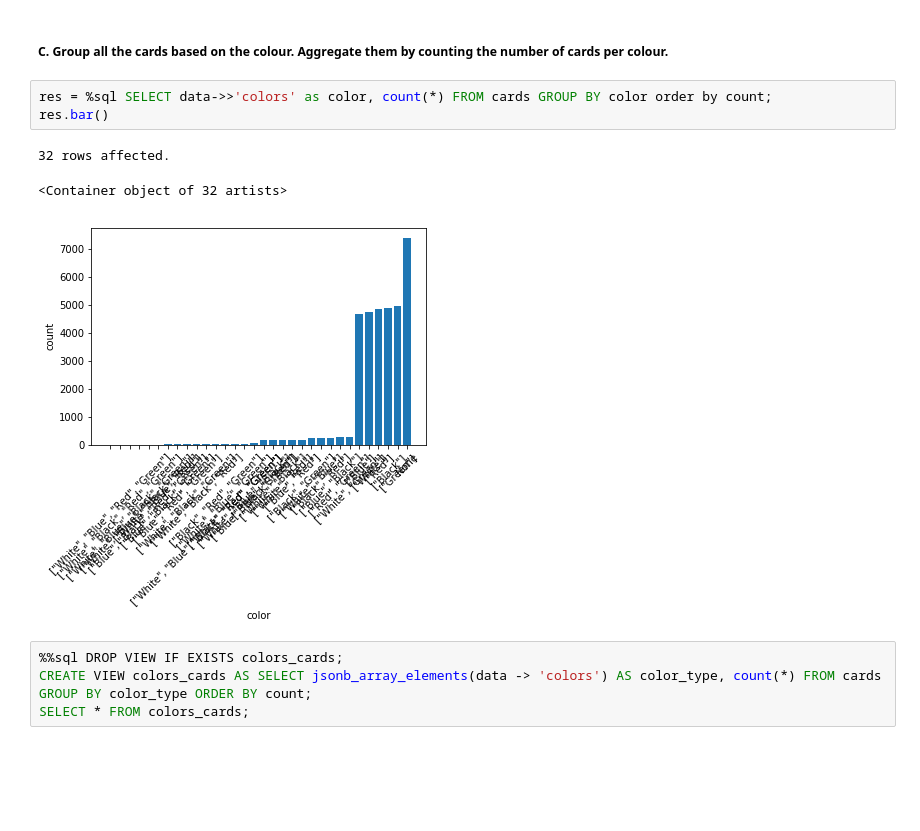
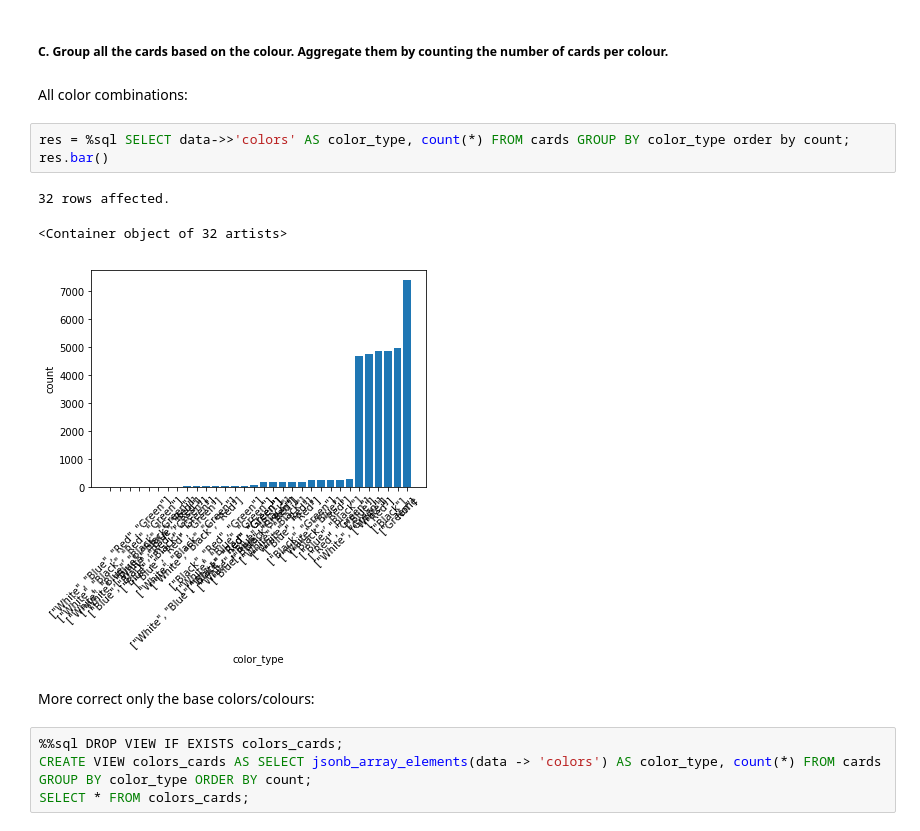
Before and after one commit to Emmely2008/Database-Assignment-Relational-Algebra, a Jupyter notebook: Handin8.ipynb, the cells around one changed output. Cells and saved outputs as stored; diff of their text form; blank space fills up the shorter version.

```diff
--- a/Handin8.ipynb
+++ b/Handin8.ipynb
@@ -157,13 +157,17 @@ I limit to 10 here.
 | {'id': 'ab1ab474019e4e76c66e2b524... |
 # %% [markdown]
 ##### C. Group all the cards based on the colour. Aggregate them by counting the number of cards per colour.
+# %% [markdown]
+All color combinations:
 # %%
-res = %sql SELECT data->>'colors' as color, count(*) FROM cards GROUP BY color order by count;
+res = %sql SELECT data->>'colors' AS color_type, count(*) FROM cards GROUP BY color_type order by count;
 res.bar()
 # %% [output]
 32 rows affected.
 <Container object of 32 artists>
-[figure, old version]
+[figure, new version]
+# %% [markdown]
+More correct only the base colors/colours:
 # %%
 %%sql DROP VIEW IF EXISTS colors_cards;
 CREATE VIEW colors_cards AS SELECT jsonb_array_elements(data -> 'colors') AS color_type, count(*) FROM cards GROUP BY color_type ORDER BY count;
```
Also changed, not shown: parts of 5 cells of this notebook.
